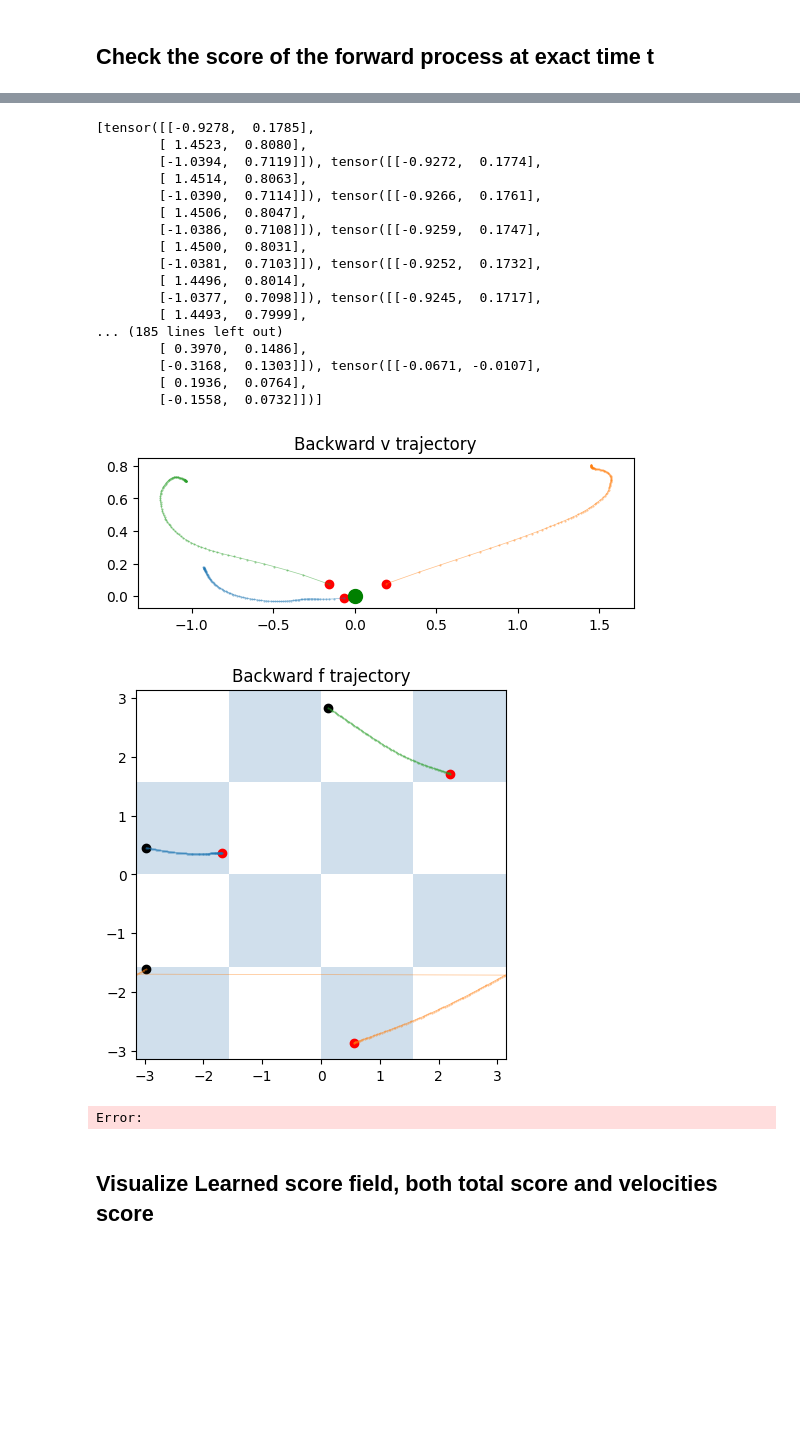
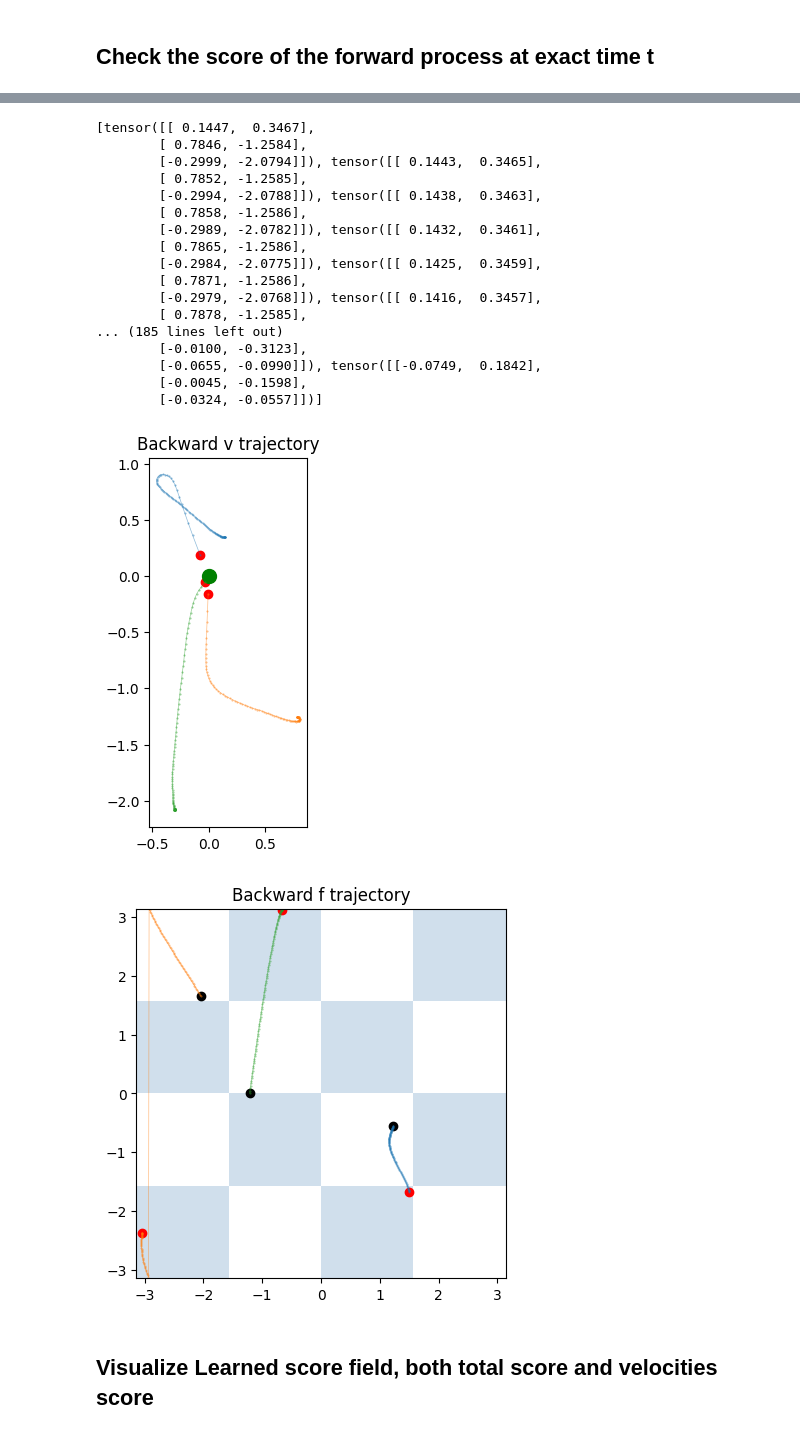
Before and after one commit to MateosCz/diffusion-playground, a Jupyter notebook: checkerboard_analysis.ipynb, the cells around one changed output, grey strips where cells are left out. Saved outputs shown, nothing was run; the diff lists cells and outputs as text; code cells hidden in the pictures; blank space fills up the shorter version.

```diff
--- a/checkerboard_analysis.ipynb
+++ b/checkerboard_analysis.ipynb
@@ -238,13 +238,13 @@ total_time = 2.0
 # data shape: each sample -> (dim,)
 dim = 2
 # model
-x_lifting_dim = 64
-time_embedding_half_dim = 32  # must be even
+x_lifting_dim = 128
+time_embedding_half_dim = 64  # must be even
 time_embedding_scale = 1.0
 position_fourier_bands = 8
 t_dist_kw = "uniform"
 use_weighted_loss = True
-hidden_dim = [512,512]
+hidden_dim = [512,512,512]
 output_dim = dim
 model = TDMDiffusion(dim=dim, integrator_type="Euler", simplified_param=True).to(device)
 score_nn = TDM_SimpleScoreMLP(
@@ -369,26 +369,25 @@ predicted score campares to score ground truth: tensor([[0.0496, 0.3983]], grad_
 t_plot shape: (100,)
 sigma_plot shape: (100,)
 [figure]
-[tensor([[-0.9278,  0.1785],
-        [ 1.4523,  0.8080],
-        [-1.0394,  0.7119]]), tensor([[-0.9272,  0.1774],
-        [ 1.4514,  0.8063],
-        [-1.0390,  0.7114]]), tensor([[-0.9266,  0.1761],
-        [ 1.4506,  0.8047],
-        [-1.0386,  0.7108]]), tensor([[-0.9259,  0.1747],
-        [ 1.4500,  0.8031],
-        [-1.0381,  0.7103]]), tensor([[-0.9252,  0.1732],
-        [ 1.4496,  0.8014],
-        [-1.0377,  0.7098]]), tensor([[-0.9245,  0.1717],
-        [ 1.4493,  0.7999],
+[tensor([[ 0.1447,  0.3467],
+        [ 0.7846, -1.2584],
+        [-0.2999, -2.0794]]), tensor([[ 0.1443,  0.3465],
+        [ 0.7852, -1.2585],
+        [-0.2994, -2.0788]]), tensor([[ 0.1438,  0.3463],
+        [ 0.7858, -1.2586],
+        [-0.2989, -2.0782]]), tensor([[ 0.1432,  0.3461],
+        [ 0.7865, -1.2586],
+        [-0.2984, -2.0775]]), tensor([[ 0.1425,  0.3459],
+        [ 0.7871, -1.2586],
+        [-0.2979, -2.0768]]), tensor([[ 0.1416,  0.3457],
+        [ 0.7878, -1.2585],
 ... (185 lines left out)
-        [ 0.3970,  0.1486],
-        [-0.3168,  0.1303]]), tensor([[-0.0671, -0.0107],
-        [ 0.1936,  0.0764],
-        [-0.1558,  0.0732]])]
+        [-0.0100, -0.3123],
+        [-0.0655, -0.0990]]), tensor([[-0.0749,  0.1842],
+        [-0.0045, -0.1598],
+        [-0.0324, -0.0557]])]
-[figure, old version]
+[figure, new version]
-[figure, old version]
+[figure, new version]
-Error:
 # %% [markdown]
 ## Visualize Learned score field, both total score and velocities score
 # %%
```
Also changed, not shown: parts of 17 cells of this notebook, 8 other files.
